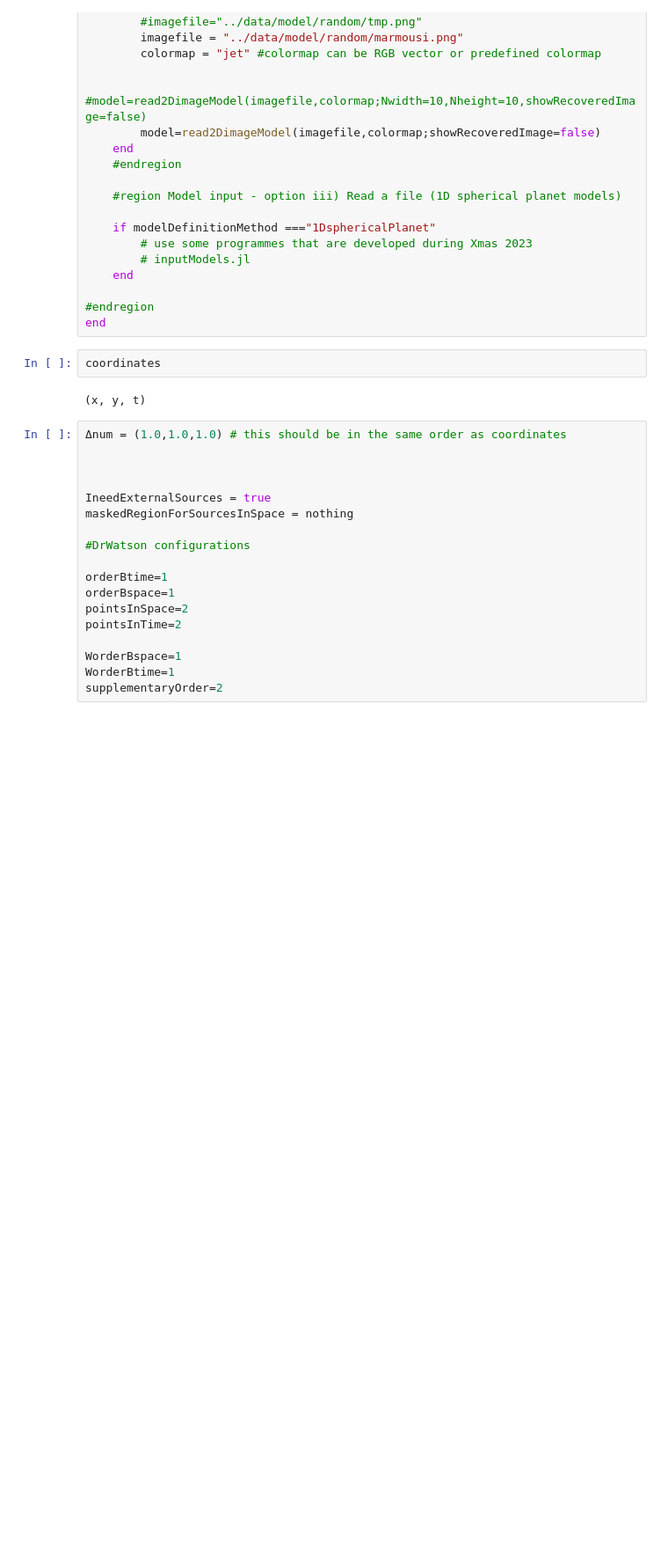
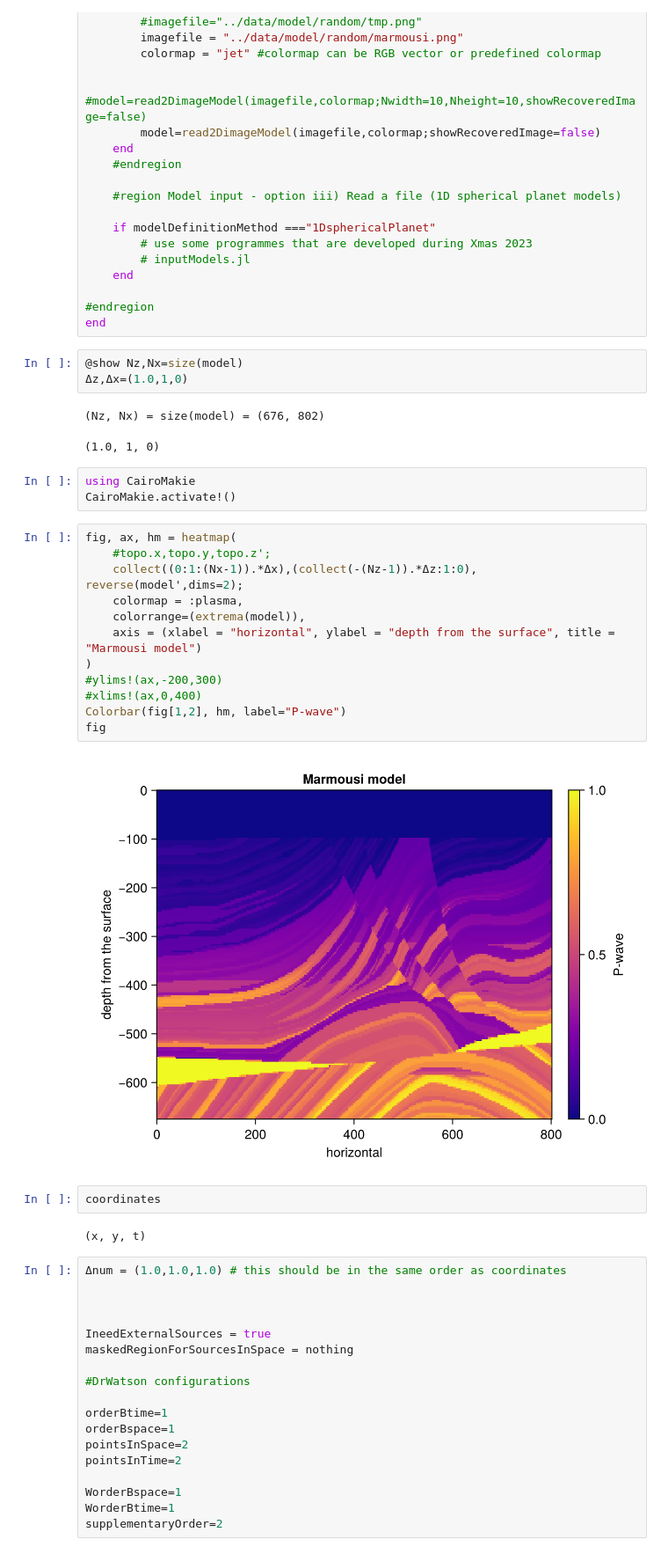
Before and after one commit to seismobassoon/flexibleOPT, a Jupyter notebook: OPTmotors/myOwnApplications/demo1.ipynb, the cells around one changed output. Shown at 88% size. Saved outputs shown, nothing was run; the diff lists cells and outputs as text; blank space fills up the shorter version.

```diff
--- a/OPTmotors/myOwnApplications/demo1.ipynb
+++ b/OPTmotors/myOwnApplications/demo1.ipynb
@@ -101,6 +95,29 @@ if modelDefinitionMethod !== nothing
 
 #endregion
 end
+# %%
+@show Nz,Nx=size(model)
+Δz,Δx=(1.0,1,0)
+# %% [output]
+(Nz, Nx) = size(model) = (676, 802)
+(1.0, 1, 0)
+# %%
+using CairoMakie
+CairoMakie.activate!()
+# %%
+fig, ax, hm = heatmap(
+    #topo.x,topo.y,topo.z';
+    collect((0:1:(Nx-1)).*Δx),(collect(-(Nz-1)).*Δz:1:0), reverse(model',dims=2);
+    colormap = :plasma,
+    colorrange=(extrema(model)),
+    axis = (xlabel = "horizontal", ylabel = "depth from the surface", title = "Marmousi model")
+)
+#ylims!(ax,-200,300)
+#xlims!(ax,0,400)
+Colorbar(fig[1,2], hm, label="P-wave")
+fig
+# %% [output]
+[figure, added]
 # %%
 coordinates
 # %% [output]
```
Also changed, not shown: parts of 3 cells of this notebook, 1 other file.
